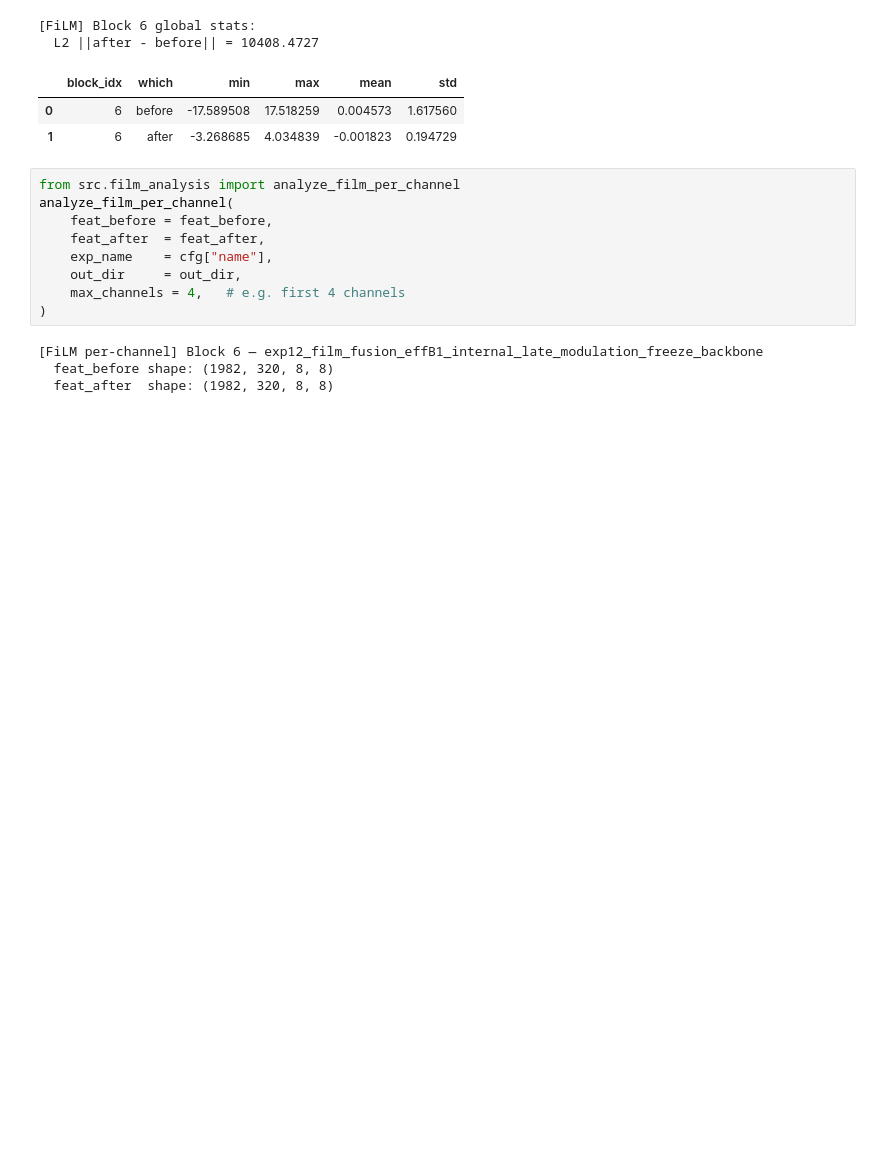
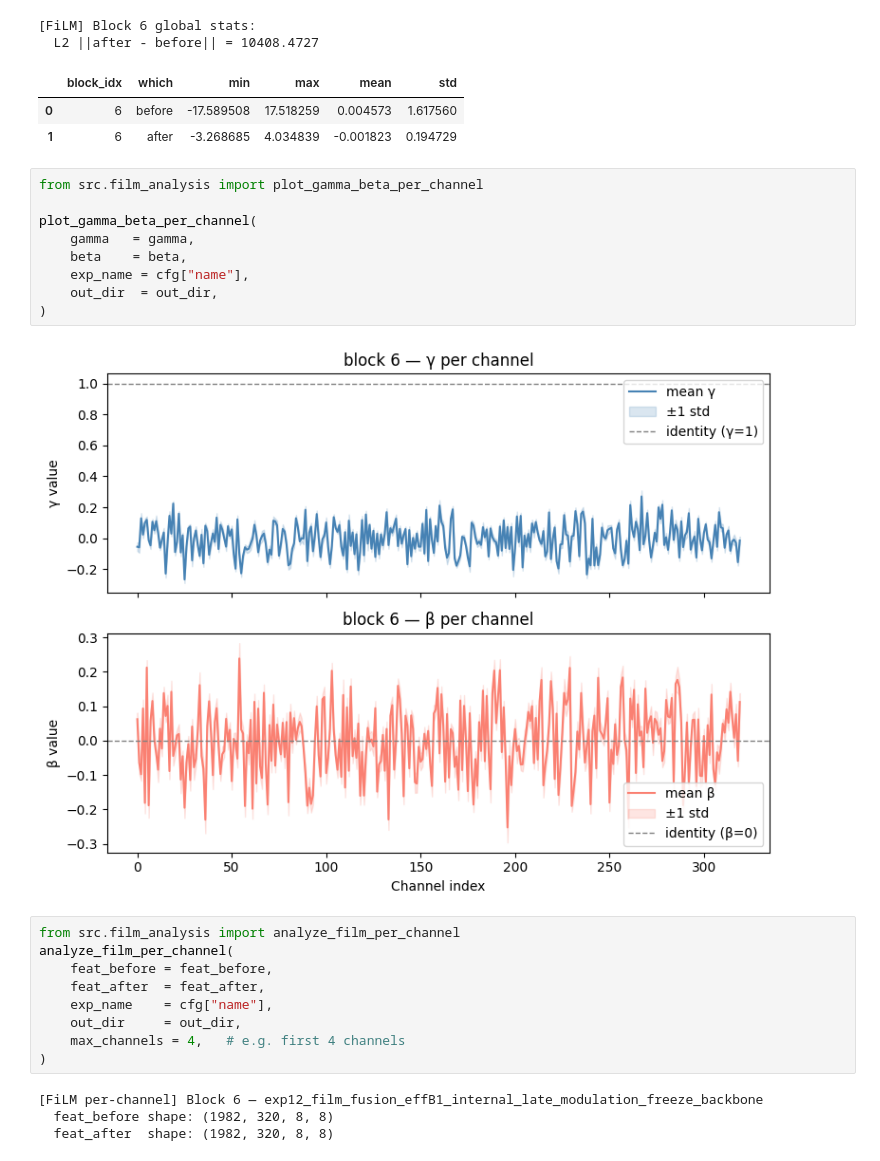
Before and after one commit to GhiasAli17/Petfinder-Pawpularity-Analysis, a Jupyter notebook: extra/exp12_film/film_analysis/exp12_FiLM_EfficientNetB1_InternalLateModulation_FreezeBackbone.ipynb, the cells around one changed output. Drawn from its saved outputs; the diff is of its cells as text; blank space fills up the shorter version.

```diff
--- a/extra/exp12_film/film_analysis/exp12_FiLM_EfficientNetB1_InternalLateModulation_FreezeBackbone.ipynb
+++ b/extra/exp12_film/film_analysis/exp12_FiLM_EfficientNetB1_InternalLateModulation_FreezeBackbone.ipynb
@@ -167,6 +167,17 @@ analyze_film_per_block(
 |  | block_idx | which | min | max | mean | std |
 | 0 | 6 | before | -17.589508 | 17.518259 | 0.004573 | 1.617560 |
 | 1 | 6 | after | -3.268685 | 4.034839 | -0.001823 | 0.194729 |
+# %%
+from src.film_analysis import plot_gamma_beta_per_channel
+
+plot_gamma_beta_per_channel(
+    gamma   = gamma,
+    beta    = beta,
+    exp_name = cfg["name"],
+    out_dir  = out_dir,
+)
+# %% [output]
+[figure, added]
 # %%
 from src.film_analysis import analyze_film_per_channel
 analyze_film_per_channel(
```
Also changed, not shown: 8 other files.
